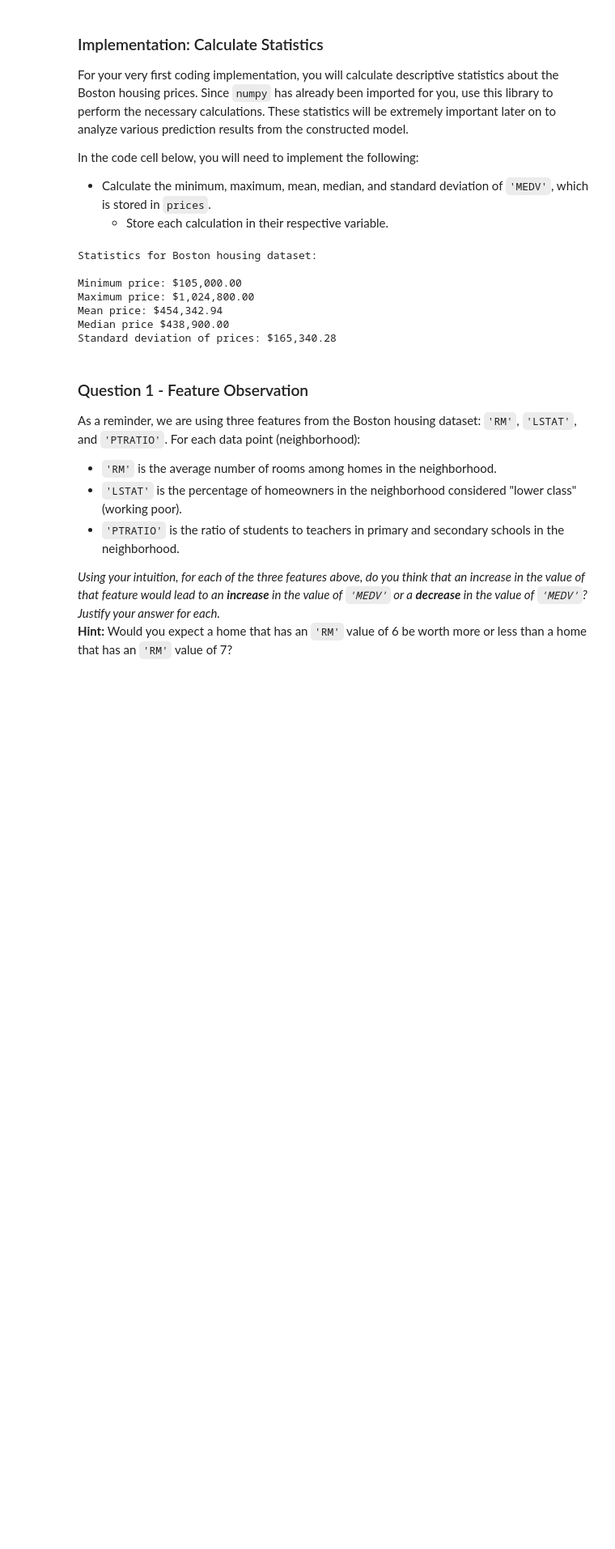
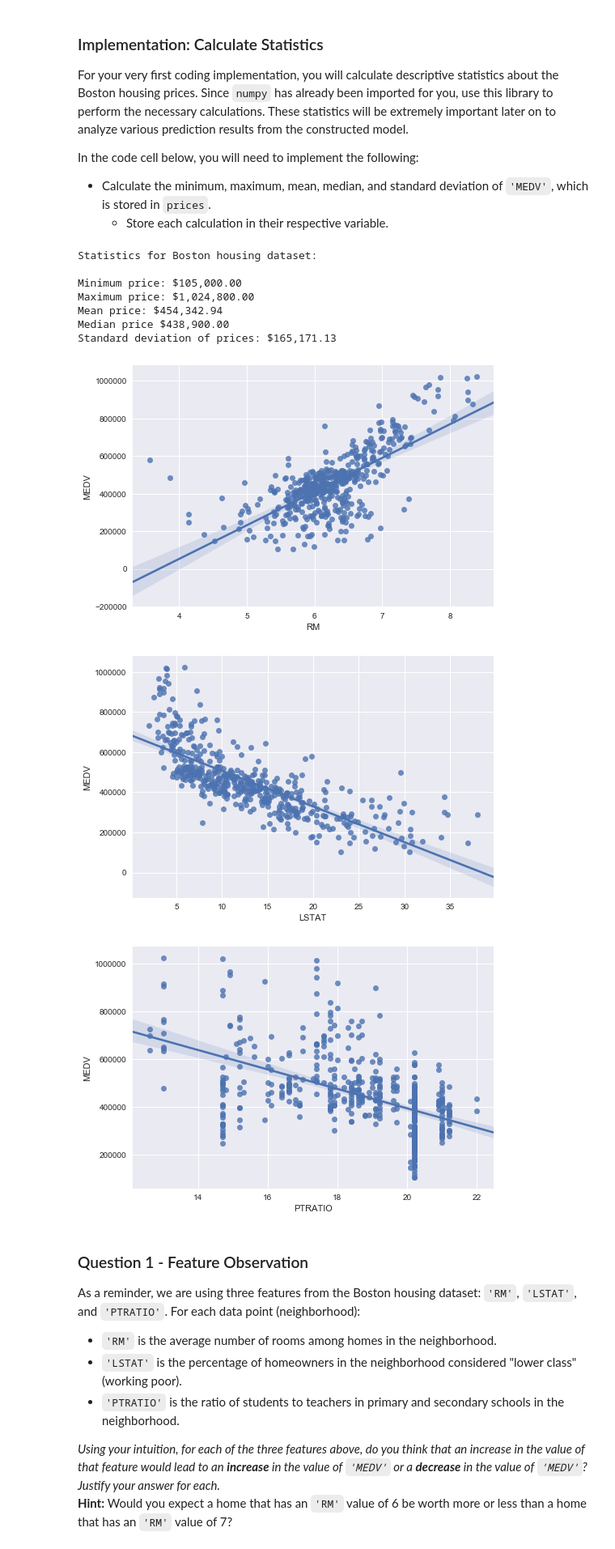
Before and after one commit to enerrio/Machine-Learning, a Jupyter notebook: boston_housing/boston_housing.ipynb, the cells around one changed output. Shown at 81% size. Cells and saved outputs as stored; diff of their text form; code cells hidden in the pictures; blank space fills up the shorter version.

```diff
--- a/boston_housing/boston_housing.ipynb
+++ b/boston_housing/boston_housing.ipynb
@@ -54,35 +54,46 @@ In the code cell below, you will need to implement the following:
   - Store each calculation in their respective variable.
 # %%
 # TODO: Minimum price of the data
-minimum_price = prices.min()
+minimum_price = np.min(prices)
 
 # TODO: Maximum price of the data
-maximum_price = prices.max()
+maximum_price = np.max(prices)
 
 # TODO: Mean price of the data
-mean_price = prices.mean()
+mean_price = np.mean(prices)
 
 # TODO: Median price of the data
-median_price = prices.median()
+median_price = np.median(prices)
 
 # TODO: Standard deviation of prices of the data
-std_price = prices.std()
+std_price = np.std(prices)
 
 # Show the calculated statistics
 print "Statistics for Boston housing dataset:\n"
 print "Minimum price: ${:,.2f}".format(minimum_price)
 print "Maximum price: ${:,.2f}".format(maximum_price)
 print "Mean price: ${:,.2f}".format(mean_price)
 print "Median price ${:,.2f}".format(median_price)
 print "Standard deviation of prices: ${:,.2f}".format(std_price)
+
+# Scatterplot of data
+import matplotlib.pyplot as plt
+import seaborn as sns
+
+for var in ['RM', 'LSTAT', 'PTRATIO']:
+    sns.regplot(data[var], prices)
+    plt.show()
 # %% [output]
 Statistics for Boston housing dataset:
 
 Minimum price: $105,000.00
 Maximum price: $1,024,800.00
 Mean price: $454,342.94
 Median price $438,900.00
-Standard deviation of prices: $165,340.28
+Standard deviation of prices: $165,171.13
+[figure, added]
+[figure, added]
+[figure, added]
 # %% [markdown]
 ### Question 1 - Feature Observation
 As a reminder, we are using three features from the Boston housing dataset: `'RM'`, `'LSTAT'`, and `'PTRATIO'`. For each data point (neighborhood):
```
Also changed, not shown: parts of 4 cells of this notebook.
